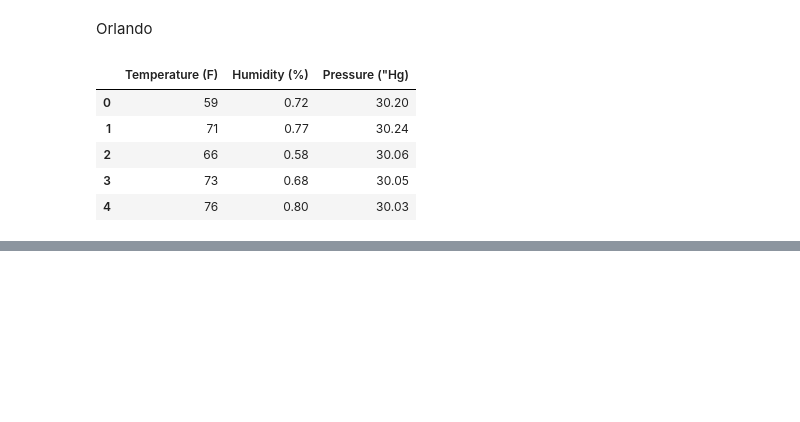
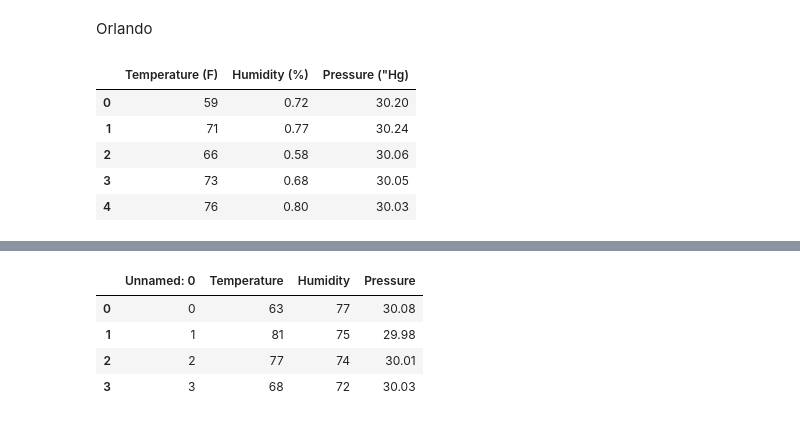
Before and after one commit to adamxkabbara/Paradise-Lost, a Jupyter notebook: Weather Webscraping.ipynb, the cells around one changed output, grey strips where cells are left out. Drawn from its saved outputs; the diff is of its cells as text; code cells hidden in the pictures; blank space fills up the shorter version.

```diff
--- a/Weather Webscraping.ipynb
+++ b/Weather Webscraping.ipynb
@@ -170,0 +425,2 @@ df_orl.head()
+# %%
+NEWorl = pd.read_csv('/Users/Robbie/Desktop/NEW WEATHER DATA/NEW_ORL.csv')
@@ -170,0 +435,13 @@ df_orl.head()
+# %%
+for x in range(len(NEWla)):
+    NEWorl.at[x, "Temperature"] = temp_label(NEWorl.at[x, "Temperature"])
+    NEWorl.at[x, "Humidity"] = humid_label(NEWorl.at[x, "Humidity"])
+    NEWorl.at[x, "Pressure"] = pres_label(NEWorl.at[x, "Pressure"])
+# %%
+NEWorl
+# %% [output]
+|  | Unnamed: 0 | Temperature | Humidity | Pressure |
+| 0 | 0 | 63 | 77 | 30.08 |
+| 1 | 1 | 81 | 75 | 29.98 |
+| 2 | 2 | 77 | 74 | 30.01 |
+| 3 | 3 | 68 | 72 | 30.03 |
```
Also changed, not shown: parts of 55 cells of this notebook, 11 other files.
